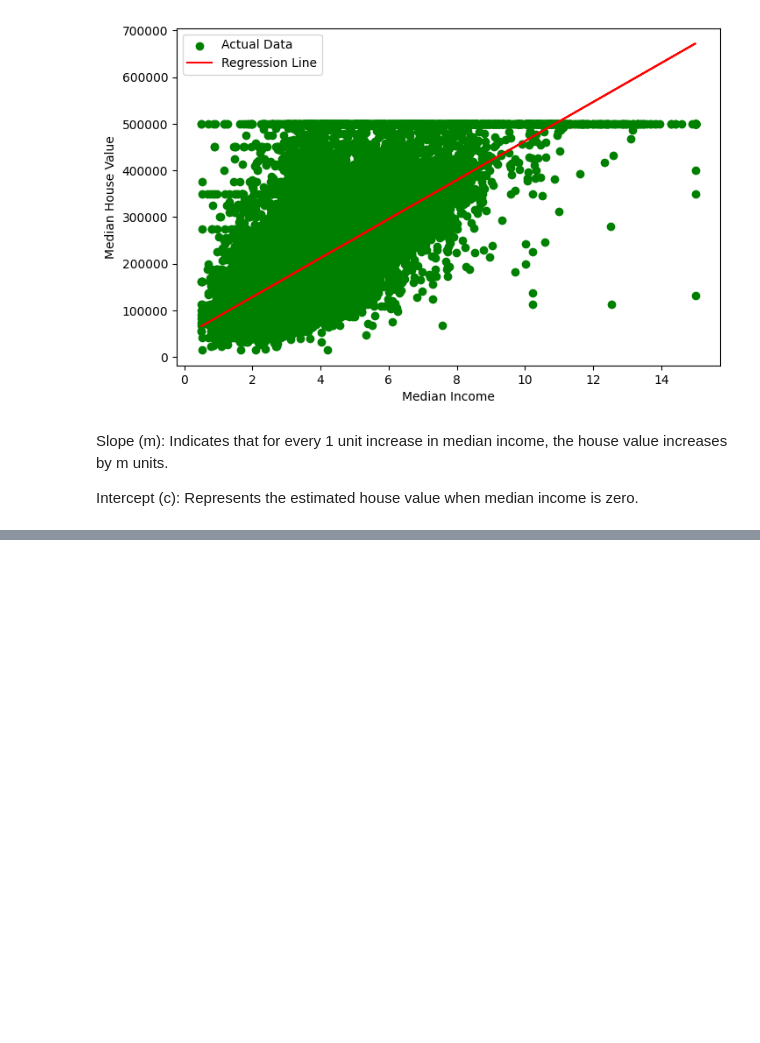
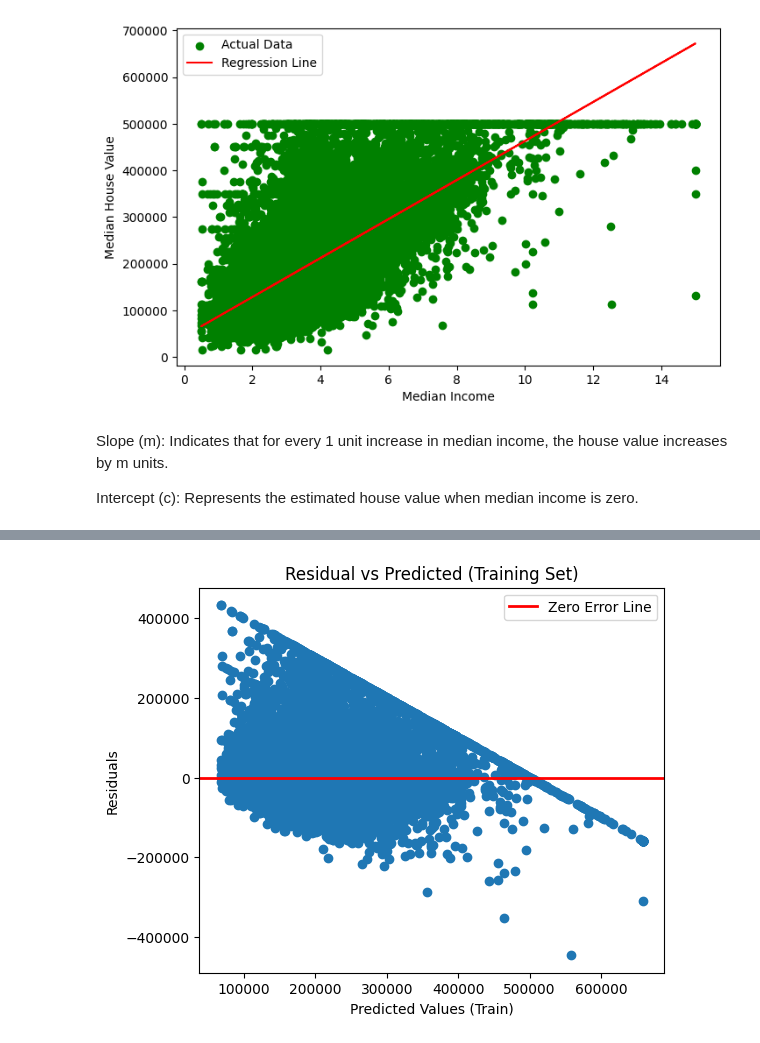
Before and after one commit to Adhittiyaca/House--Price-Prediction, a Jupyter notebook: 01_Adhittiyacaa_model.ipynb, the cells around one changed output, grey strips where cells are left out. Drawn from its saved outputs; the diff is of its cells as text; code cells hidden in the pictures; blank space fills up the shorter version.

```diff
--- a/01_Adhittiyacaa_model.ipynb
+++ b/01_Adhittiyacaa_model.ipynb
@@ -254,0 +356,17 @@ Intercept (c): Represents the estimated house value when median income is zero.
+# %%
+# Calculate residuals
+residual_train = Y_train - Y_train_pred
+
+plt.figure(figsize=(6,5))
+plt.scatter(Y_train_pred, residual_train)
+
+# Horizontal reference line at 0
+plt.axhline(y=0, color='red', linewidth=2, label="Zero Error Line")
+
+plt.xlabel("Predicted Values (Train)")
+plt.ylabel("Residuals")
+plt.title("Residual vs Predicted (Training Set)")
+plt.legend()
+plt.show()
+# %% [output]
+[figure, added]
```
Also changed, not shown: parts of 16 cells of this notebook.
